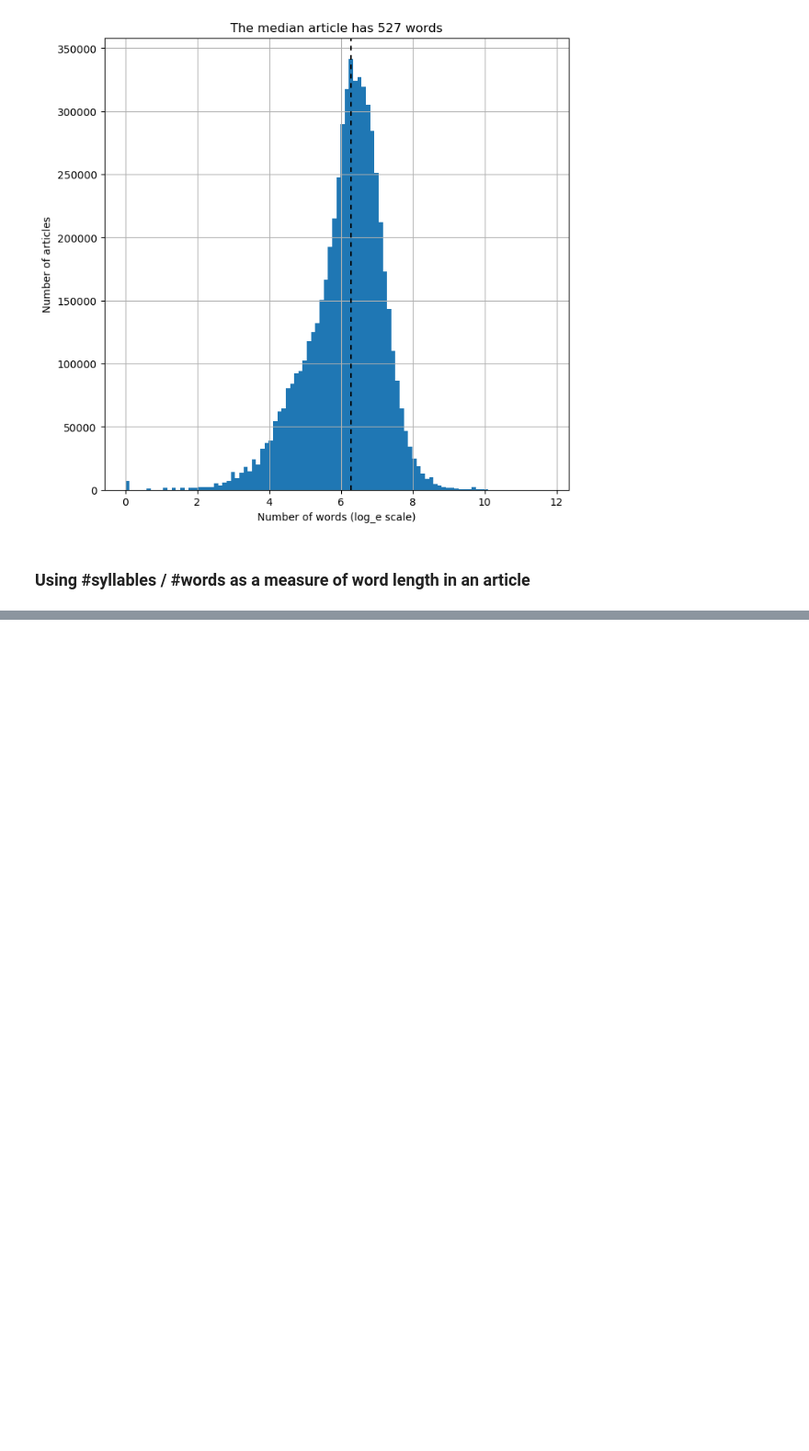
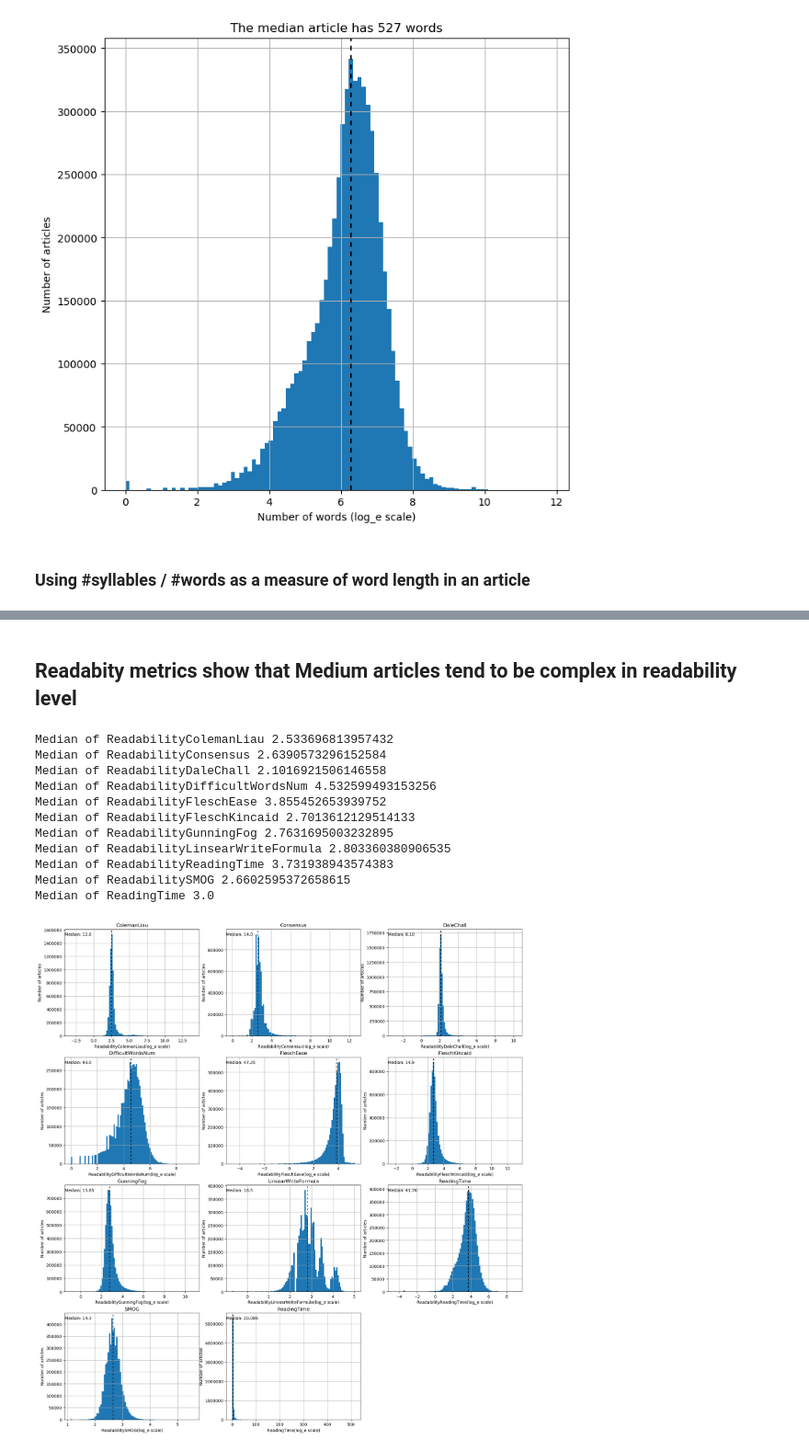
Before and after one commit to leungjch/medium-data-mining, a Jupyter notebook: story_model/analysis/Story_Analysis.ipynb, the cells around one changed output, grey strips where cells are left out. Shown: that part at 92% size. Drawn from its saved outputs; the diff is of its cells as text; code cells hidden in the pictures; blank space fills up the shorter version.

Commit message:
feature analysis: readability

```diff
--- a/story_model/analysis/Story_Analysis.ipynb
+++ b/story_model/analysis/Story_Analysis.ipynb
@@ -150,3 +153,44 @@ Articles with abnormally high syllables per word:
 Name: StoryURL, dtype: object
 Median number of syllables per word is:  1.5268817204301075
 [figure]
+# %% [markdown]
+## Readabity metrics show that Medium articles tend to be complex in readability level
+# %%
+readabilityFeatures = ['ReadabilityARI', 'ReadabilityColemanLiau',
+       'ReadabilityConsensus', 'ReadabilityDaleChall',
+       'ReadabilityDifficultWordsNum', 'ReadabilityFleschEase',
+       'ReadabilityFleschKincaid', 'ReadabilityGunningFog',
+       'ReadabilityLinsearWriteFormula', 'ReadabilityReadingTime',
+       'ReadabilitySMOG']
+
+# fig, ax = plt.subplots(len(readabilityFeatures),1, figsize=(12, 12));
+
+
+fig = plt.figure(figsize=(20,22));
+
+for i in range(1, len(readabilityFeatures)):
+    ax = fig.add_subplot(4,3,i);
+
+    y = np.log(df[readabilityFeatures[i]]).replace(-np.inf, np.nan).dropna();
+    print("Median of", readabilityFeatures[i], y.median());
+    # df.boxplot("ReadabilityConsensus")
+#     print(y.describe())
+    _ =ax = y.hist(bins=100);
+    _ = ax.set_title(readabilityFeatures[i].replace("Readability", ""));
+    _ = ax.set_xlabel( str(readabilityFeatures[i]+ "(log_e scale)"));
+    _ = ax.set_ylabel("Number of articles");
+    _ = ax.text(0, 0.95, s= str("Median: " + str(round(np.e**y.median(), 3))), ha='left', va='center', transform=ax.transAxes)
+    _ = ax.axvline(y.median(), c="Black", dashes=[3, 3]);
+# %% [output]
+Median of ReadabilityColemanLiau 2.533696813957432
+Median of ReadabilityConsensus 2.6390573296152584
+Median of ReadabilityDaleChall 2.1016921506146558
+Median of ReadabilityDifficultWordsNum 4.532599493153256
+Median of ReadabilityFleschEase 3.855452653939752
+Median of ReadabilityFleschKincaid 2.7013612129514133
+Median of ReadabilityGunningFog 2.7631695003232895
+Median of ReadabilityLinsearWriteFormula 2.803360380906535
+Median of ReadabilityReadingTime 3.731938943574383
+Median of ReadabilitySMOG 2.6602595372658615
+Median of ReadingTime 3.0
+[figure, added]
```
Also changed, not shown: parts of 4 cells of this notebook.
